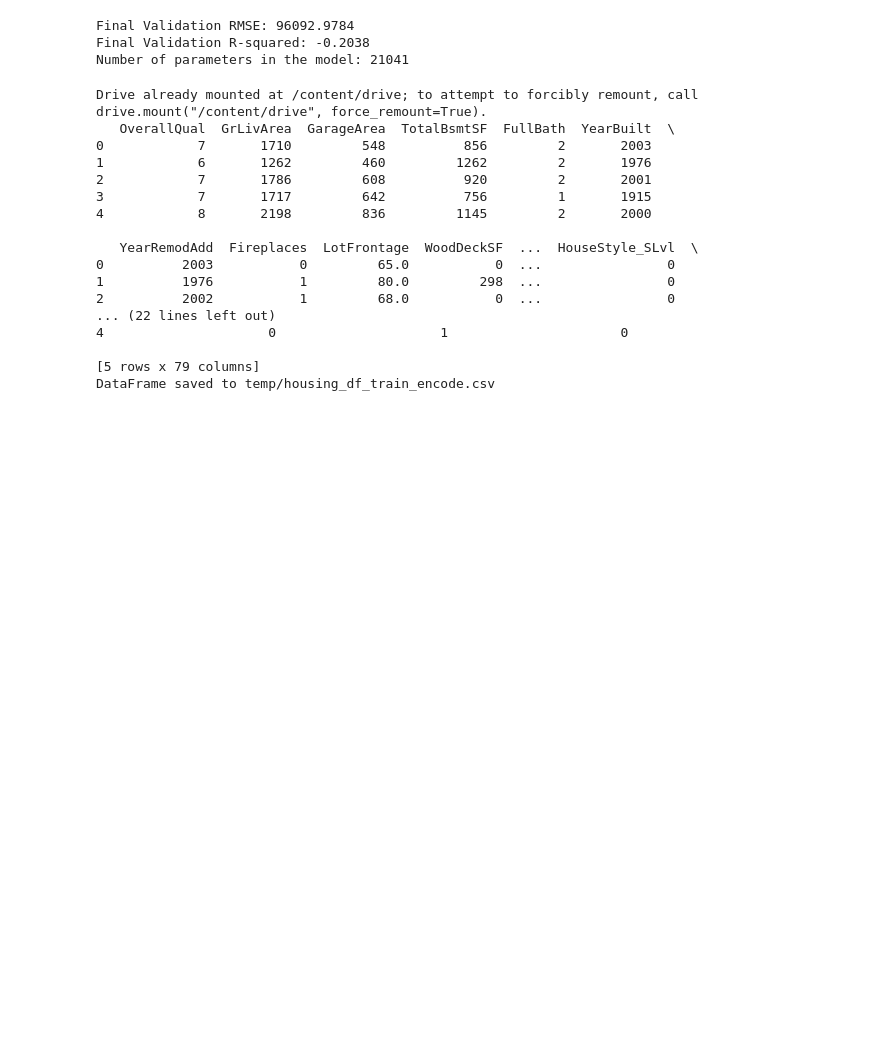
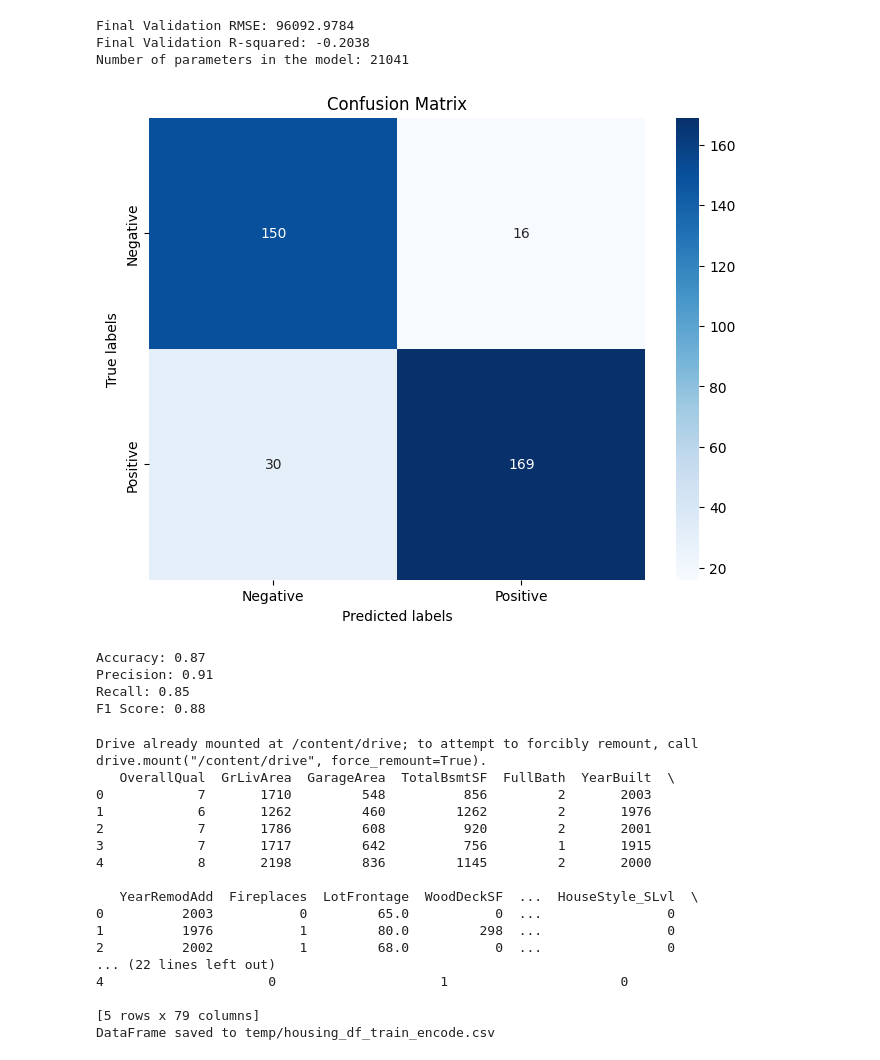
Before and after one commit to elsaimo/4105-project, a Jupyter notebook: mohamed4105projectfinal.ipynb, the cells around one changed output. Cells and saved outputs as stored; diff of their text form; code cells hidden in the pictures; blank space fills up the shorter version.

```diff
--- a/mohamed4105projectfinal.ipynb
+++ b/mohamed4105projectfinal.ipynb
@@ -213,6 +213,54 @@ Epoch[20/20], Train Loss: 7883981753.8630, Validation Loss: 9233860488.7671, Val
 Final Validation RMSE: 96092.9784
 Final Validation R-squared: -0.2038
 Number of parameters in the model: 21041
+# %%
+import matplotlib.pyplot as plt
+import seaborn as sns
+from sklearn.metrics import confusion_matrix, accuracy_score, precision_score, recall_score, f1_score
+from sklearn.model_selection import train_test_split
+from sklearn.ensemble import RandomForestClassifier
+from sklearn.datasets import make_classification
+# Generate a synthetic binary classification dataset
+X, y = make_classification(n_samples=1460, n_features=len(useful_cols), n_informative=2, n_redundant=10, random_state=42)
+
+# Split the dataset into training and testing sets
+X_train, X_test, y_train, y_test = train_test_split(X, y, test_size=0.25, random_state=42)
+
+# Initialize and train a RandomForest classifier
+classifier = RandomForestClassifier(random_state=42)
+classifier.fit(X_train, y_train)
+
+# Predict on the test data
+y_pred = classifier.predict(X_test)
+
+# Calculate the confusion matrix
+cm = confusion_matrix(y_test, y_pred)
+tn, fp, fn, tp = cm.ravel()
+
+# Plotting the confusion matrix
+plt.figure(figsize=(8, 6))
+sns.heatmap(cm, annot=True, fmt="d", cmap="Blues", xticklabels=["Negative", "Positive"], yticklabels=["Negative", "Positive"])
+plt.xlabel('Predicted labels')
+plt.ylabel('True labels')
+plt.title('Confusion Matrix')
+plt.show()
+
+# Calculate accuracy, precision, recall, and F1 score
+accuracy = accuracy_score(y_test, y_pred)
+precision = precision_score(y_test, y_pred)
+recall = recall_score(y_test, y_pred)
+f1 = f1_score(y_test, y_pred)
+
+print(f'Accuracy: {accuracy:.2f}')
+print(f'Precision: {precision:.2f}')
+print(f'Recall: {recall:.2f}')
+print(f'F1 Score: {f1:.2f}')
+# %% [output]
+[figure, added]
+Accuracy: 0.87
+Precision: 0.91
+Recall: 0.85
+F1 Score: 0.88
 # %%
 import numpy as np
 import pandas as pd
```
